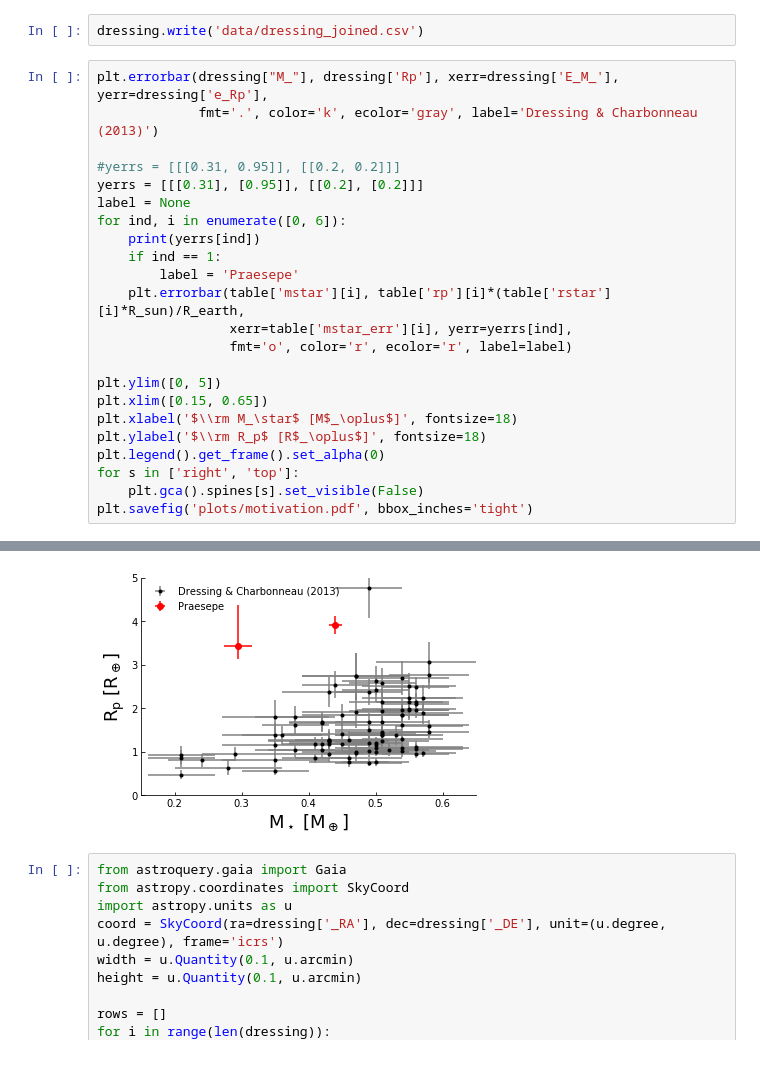
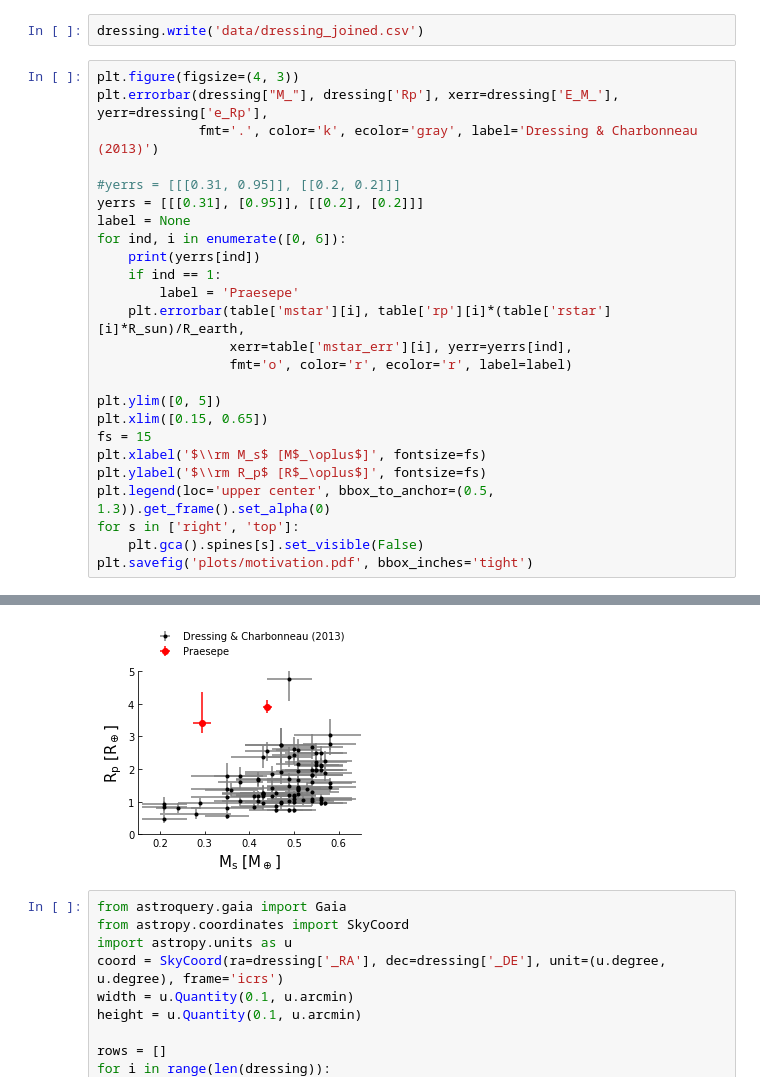
Before and after one commit to bmorris3/zeitsprung, a Jupyter notebook: download.ipynb, the cells around one changed output, grey strips where cells are left out. Saved outputs shown, nothing was run; the diff lists cells and outputs as text; blank space fills up the shorter version.

```diff
--- a/download.ipynb
+++ b/download.ipynb
@@ -122,6 +122,7 @@ WARNING: MergeConflictWarning: Cannot merge meta key 'description' types <class
 # %%
 dressing.write('data/dressing_joined.csv')
 # %%
+plt.figure(figsize=(4, 3))
 plt.errorbar(dressing["M_"], dressing['Rp'], xerr=dressing['E_M_'], yerr=dressing['e_Rp'],
              fmt='.', color='k', ecolor='gray', label='Dressing & Charbonneau (2013)')
 
@@ -132,37 +133,38 @@ for ind, i in enumerate([0, 6]):
     print(yerrs[ind])
     if ind == 1:
         label = 'Praesepe'
     plt.errorbar(table['mstar'][i], table['rp'][i]*(table['rstar'][i]*R_sun)/R_earth,
                  xerr=table['mstar_err'][i], yerr=yerrs[ind],
                  fmt='o', color='r', ecolor='r', label=label)
 
 plt.ylim([0, 5])
 plt.xlim([0.15, 0.65])
-plt.xlabel('$\\rm M_\star$ [M$_\oplus$]', fontsize=18)
-plt.ylabel('$\\rm R_p$ [R$_\oplus$]', fontsize=18)
-plt.legend().get_frame().set_alpha(0)
+fs = 15
+plt.xlabel('$\\rm M_s$ [M$_\oplus$]', fontsize=fs)
+plt.ylabel('$\\rm R_p$ [R$_\oplus$]', fontsize=fs)
+plt.legend(loc='upper center', bbox_to_anchor=(0.5, 1.3)).get_frame().set_alpha(0)
 for s in ['right', 'top']:
     plt.gca().spines[s].set_visible(False)
 plt.savefig('plots/motivation.pdf', bbox_inches='tight')
 # %% [output]
 [[0.31], [0.95]]
 [[0.2], [0.2]]
 DEBUG [matplotlib.axes._base._update_title_position()]: update_title_pos
 DEBUG [matplotlib.backends.backend_pdf.fontName()]: Assigning font /b'F1' = '/Users/bmmorris/anaconda/lib/python3.5/site-packages/matplotlib/mpl-data/fonts/ttf/DejaVuSans.ttf'
 DEBUG [matplotlib.backends.backend_pdf.writeFonts()]: Embedding font /Users/bmmorris/anaconda/lib/python3.5/site-packages/matplotlib/mpl-data/fonts/ttf/DejaVuSans.ttf.
 DEBUG [matplotlib.backends.backend_pdf.writeFonts()]: Writing TrueType font.
 DEBUG [matplotlib.axes._base._update_title_position()]: update_title_pos
 DEBUG [matplotlib.axes._base._update_title_position()]: update_title_pos
 DEBUG [matplotlib.axes._base._update_title_position()]: update_title_pos
 DEBUG [matplotlib.backends.backend_pdf.fontName()]: Assigning font /b'F1' = '/Users/bmmorris/anaconda/lib/python3.5/site-packages/matplotlib/mpl-data/fonts/ttf/DejaVuSans.ttf'
 DEBUG [matplotlib.backends.backend_pdf.writeFonts()]: Embedding font /Users/bmmorris/anaconda/lib/python3.5/site-packages/matplotlib/mpl-data/fonts/ttf/DejaVuSans.ttf.
 DEBUG [matplotlib.backends.backend_pdf.writeFonts()]: Writing TrueType font.
 DEBUG [matplotlib.axes._base._update_title_position()]: update_title_pos
 DEBUG [matplotlib.axes._base._update_title_position()]: update_title_pos
 DEBUG [matplotlib.axes._base._update_title_position()]: update_title_pos
 DEBUG [matplotlib.axes._base._update_title_position()]: update_title_pos
 DEBUG [matplotlib.axes._base._update_title_position()]: update_title_pos
-[figure, old version]
+[figure, new version]
 # %%
 from astroquery.gaia import Gaia
 from astropy.coordinates import SkyCoord
```
Also changed, not shown: parts of 3 cells of this notebook, 7 other files.
